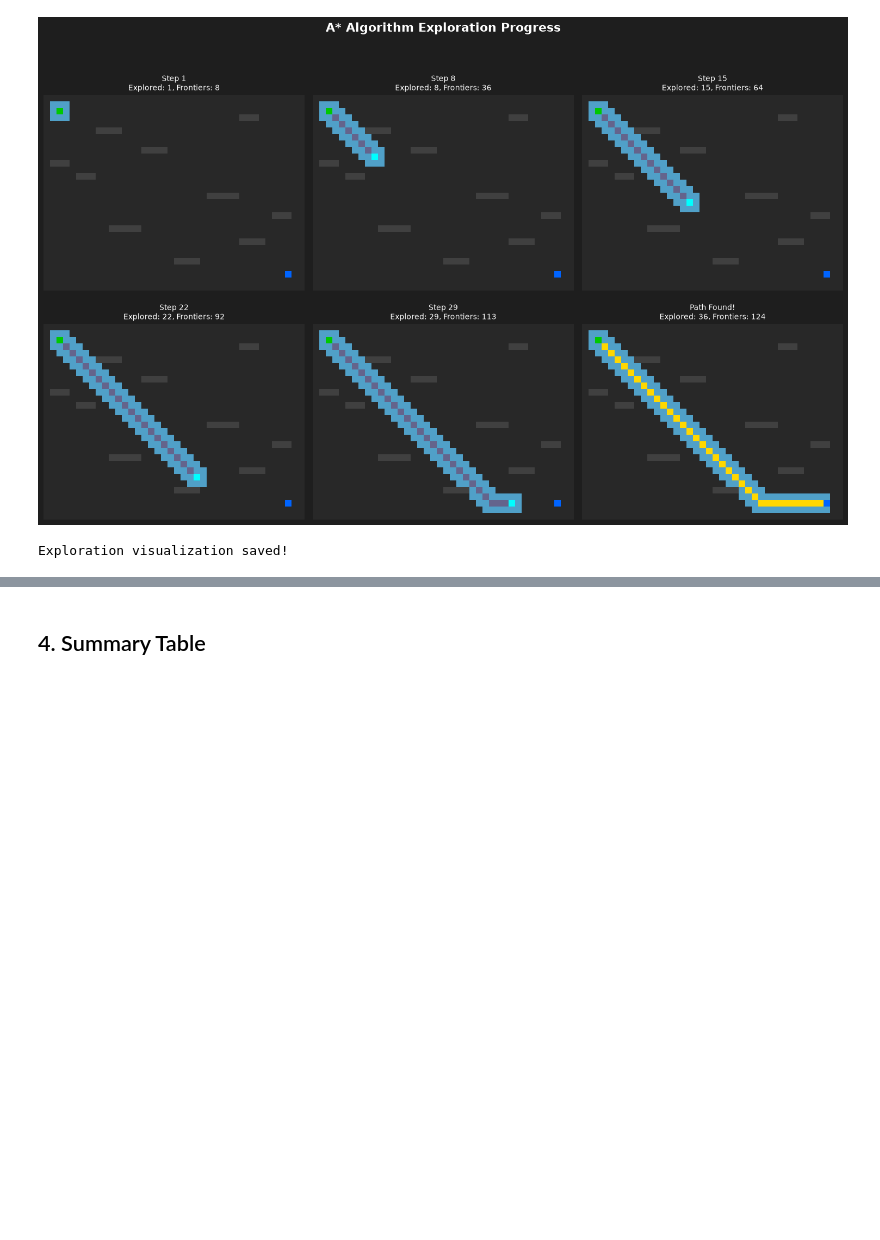
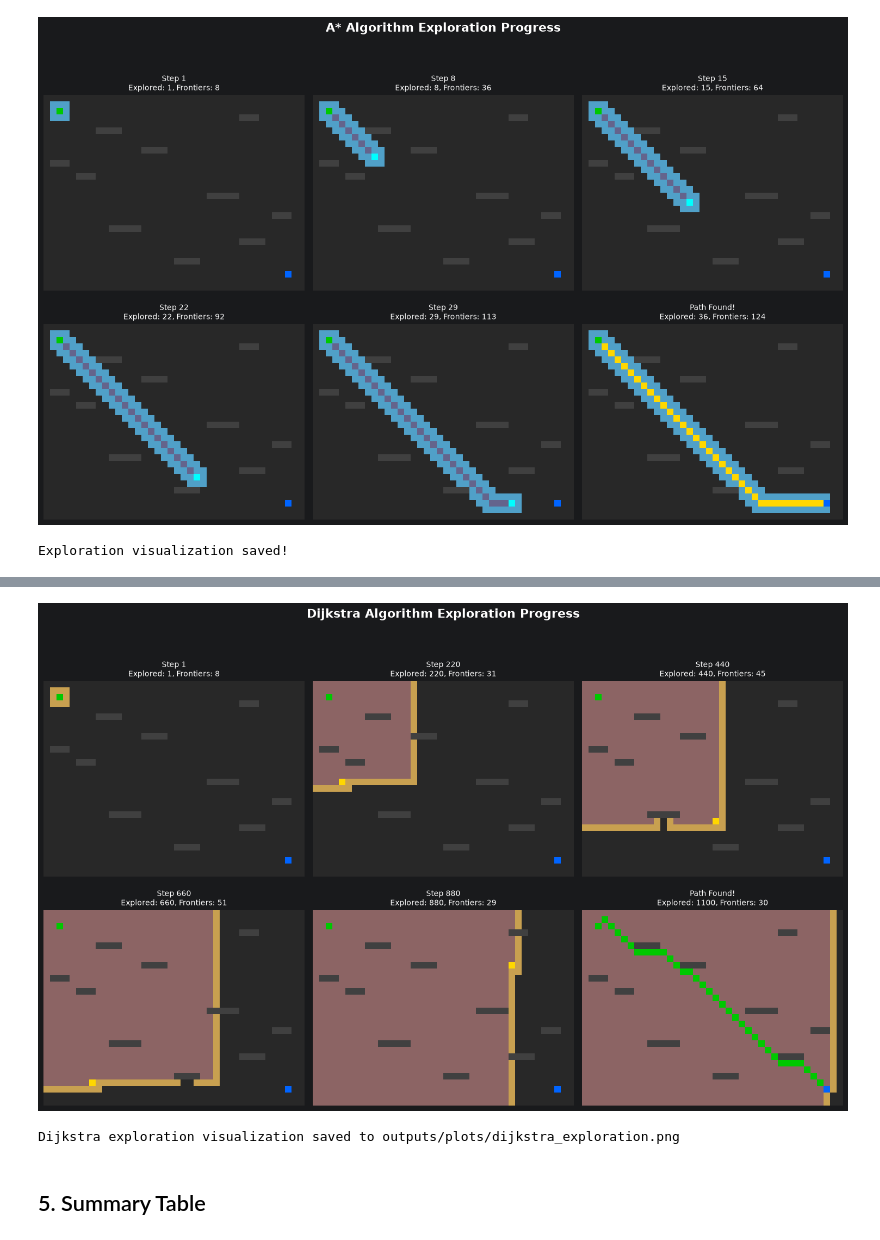
Before and after one commit to girishshenoy16/AI-Based-Autonomous-Navigation-System, a Jupyter notebook: notebooks/algorithm_comparison.ipynb, the cells around one changed output, grey strips where cells are left out. Saved outputs shown, nothing was run; the diff lists cells and outputs as text; code cells hidden in the pictures; blank space fills up the shorter version.

Commit message:
Add Dijkstra exploration progress visualization to notebook

```diff
--- a/notebooks/algorithm_comparison.ipynb
+++ b/notebooks/algorithm_comparison.ipynb
@@ -225,2 +290,53 @@ Exploration visualization saved!
+# %%
+fig, axes = plt.subplots(2, 3, figsize=(15, 10))
+fig.suptitle('Dijkstra Algorithm Exploration Progress', fontsize=16, fontweight='bold')
+
+step_indices = np.linspace(0, len(dijkstra_steps) - 1, 6, dtype=int)
+
+for idx, step_idx in enumerate(step_indices):
+    ax = axes[idx // 3, idx % 3]
+    state = dijkstra_steps[step_idx]
+
+    grid_img = np.ones((cfg.GRID_ROWS, cfg.GRID_COLS, 3), dtype=np.uint8) * 40
+
+    for r in range(cfg.GRID_ROWS):
+        for c in range(cfg.GRID_COLS):
+            if sim_dij.grid[r][c] == 1:
+                grid_img[r, c] = [64, 64, 64]
+
+    for node in state['explored']:
+        if 0 <= node[1] < cfg.GRID_ROWS and 0 <= node[0] < cfg.GRID_COLS:
+            grid_img[node[1], node[0]] = [140, 100, 100]
+
+    for node in state['frontier']:
+        if 0 <= node[1] < cfg.GRID_ROWS and 0 <= node[0] < cfg.GRID_COLS:
+            grid_img[node[1], node[0]] = [200, 160, 80]
+
+    if state['current']:
+        c, r = state['current']
+        if 0 <= r < cfg.GRID_ROWS and 0 <= c < cfg.GRID_COLS:
+            grid_img[r, c] = [255, 215, 0]
+
+    for node in state['path']:
+        if 0 <= node[1] < cfg.GRID_ROWS and 0 <= node[0] < cfg.GRID_COLS:
+            grid_img[node[1], node[0]] = [0, 200, 0]
+
+    grid_img[sim_dij.start[1], sim_dij.start[0]] = [0, 200, 0]
+    grid_img[sim_dij.goal[1], sim_dij.goal[0]] = [0, 100, 255]
+
+    ax.imshow(grid_img)
+    status = 'Path Found!' if state['done'] else f'Step {step_idx + 1}'
+    ax.set_title(f'{status}\nExplored: {len(state["explored"])}, Frontiers: {len(state["frontier"])}',
+                 fontsize=10, color='#ffffff')
+    ax.axis('off')
+
+plt.tight_layout(rect=[0, 0, 1, 0.95])
+plt.savefig('outputs/plots/dijkstra_exploration.png', dpi=150, bbox_inches='tight',
+            facecolor=fig.get_facecolor())
+plt.show()
+print('Dijkstra exploration visualization saved to outputs/plots/dijkstra_exploration.png')
+# %% [output]
+[figure, added]
+Dijkstra exploration visualization saved to outputs/plots/dijkstra_exploration.png
 # %% [markdown]
-## 4. Summary Table
+## 5. Summary Table
```
Also changed, not shown: parts of 8 cells of this notebook.
